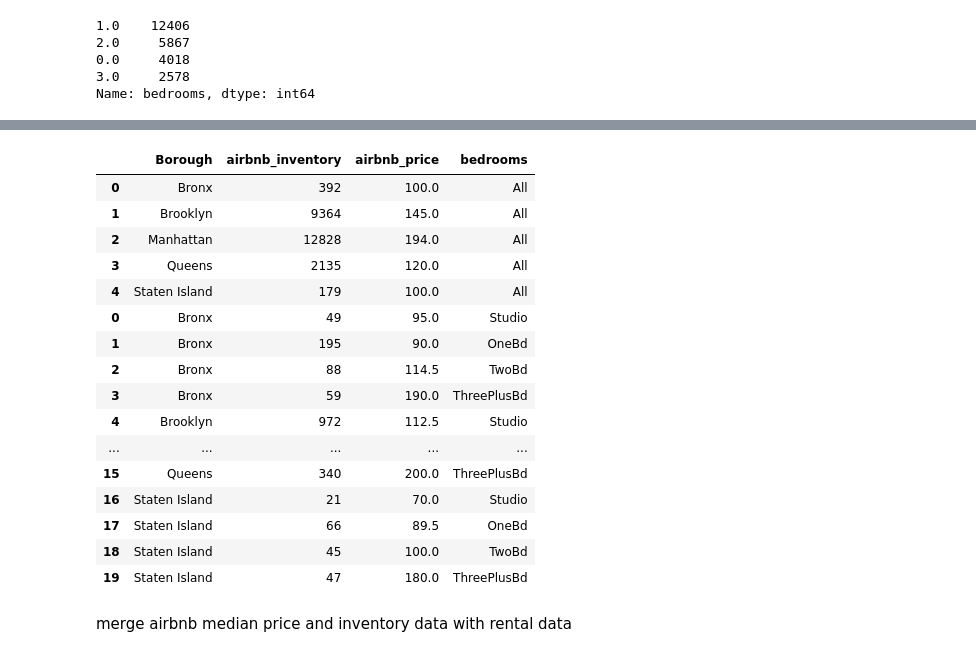
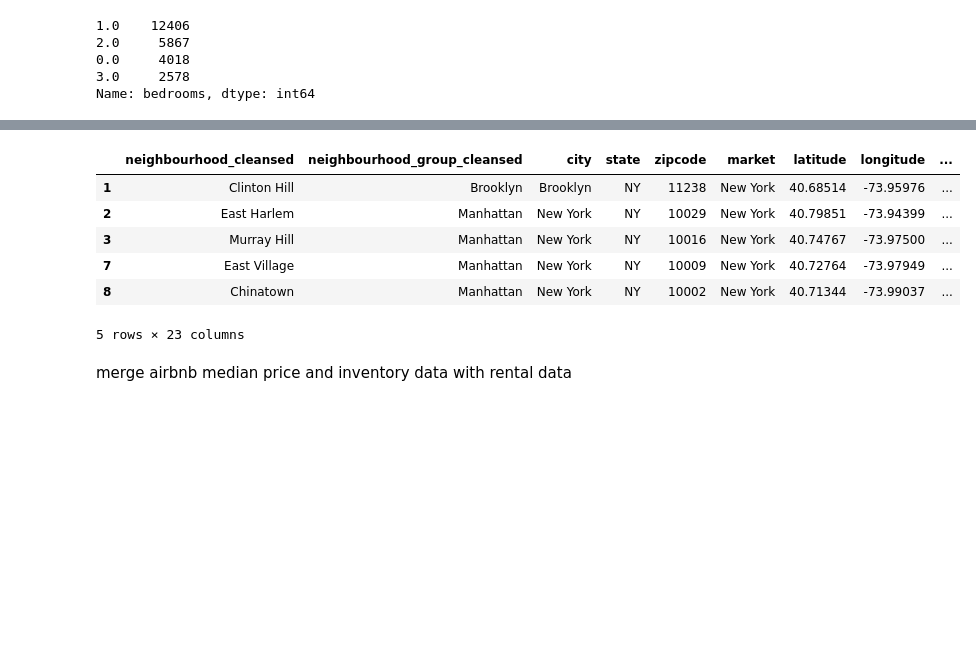
Before and after one commit to wuzheyu/airnalysis, a Jupyter notebook: analysis/host_datacleaning.ipynb, the cells around one changed output, grey strips where cells are left out. Saved outputs shown, nothing was run; the diff lists cells and outputs as text; code cells hidden in the pictures; blank space fills up the shorter version.

```diff
--- a/analysis/host_datacleaning.ipynb
+++ b/analysis/host_datacleaning.ipynb
@@ -188,2 +167,0 @@ airbnb_all = listings.groupby(['neighbourhood_group_cleansed'])[['price']].agg([
-# %%
-listings = listings.groupby(['neighbourhood_group_cleansed','bedrooms'])[['price']].agg(['median','count']).reset_index().rename(columns = {'neighbourhood_group_cleansed':'Borough'})
@@ -226,21 +168,10 @@ airbnb_all['bedrooms'] = 'All'
-# %%
-airbnb = pd.concat([airbnb_all,listings])
-airbnb
-# %% [output]
-|  | Borough | airbnb_inventory | airbnb_price | bedrooms |
-| 0 | Bronx | 392 | 100.0 | All |
-| 1 | Brooklyn | 9364 | 145.0 | All |
-| 2 | Manhattan | 12828 | 194.0 | All |
-| 3 | Queens | 2135 | 120.0 | All |
-| 4 | Staten Island | 179 | 100.0 | All |
-| 0 | Bronx | 49 | 95.0 | Studio |
-| 1 | Bronx | 195 | 90.0 | OneBd |
-| 2 | Bronx | 88 | 114.5 | TwoBd |
-| 3 | Bronx | 59 | 190.0 | ThreePlusBd |
-| 4 | Brooklyn | 972 | 112.5 | Studio |
-| ... | ... | ... | ... | ... |
-| 15 | Queens | 340 | 200.0 | ThreePlusBd |
-| 16 | Staten Island | 21 | 70.0 | Studio |
-| 17 | Staten Island | 66 | 89.5 | OneBd |
-| 18 | Staten Island | 45 | 100.0 | TwoBd |
-| 19 | Staten Island | 47 | 180.0 | ThreePlusBd |
+# %%
+listings.head()
+# %% [output]
+|  | neighbourhood_cleansed | neighbourhood_group_cleansed | city | state | zipcode | market | latitude | longitude | ... |
+| 1 | Clinton Hill | Brooklyn | Brooklyn | NY | 11238 | New York | 40.68514 | -73.95976 | ... |
+| 2 | East Harlem | Manhattan | New York | NY | 10029 | New York | 40.79851 | -73.94399 | ... |
+| 3 | Murray Hill | Manhattan | New York | NY | 10016 | New York | 40.74767 | -73.97500 | ... |
+| 7 | East Village | Manhattan | New York | NY | 10009 | New York | 40.72764 | -73.97949 | ... |
+| 8 | Chinatown | Manhattan | New York | NY | 10002 | New York | 40.71344 | -73.99037 | ... |
+5 rows × 23 columns
```
Also changed, not shown: parts of 21 cells of this notebook, 6 other files.
